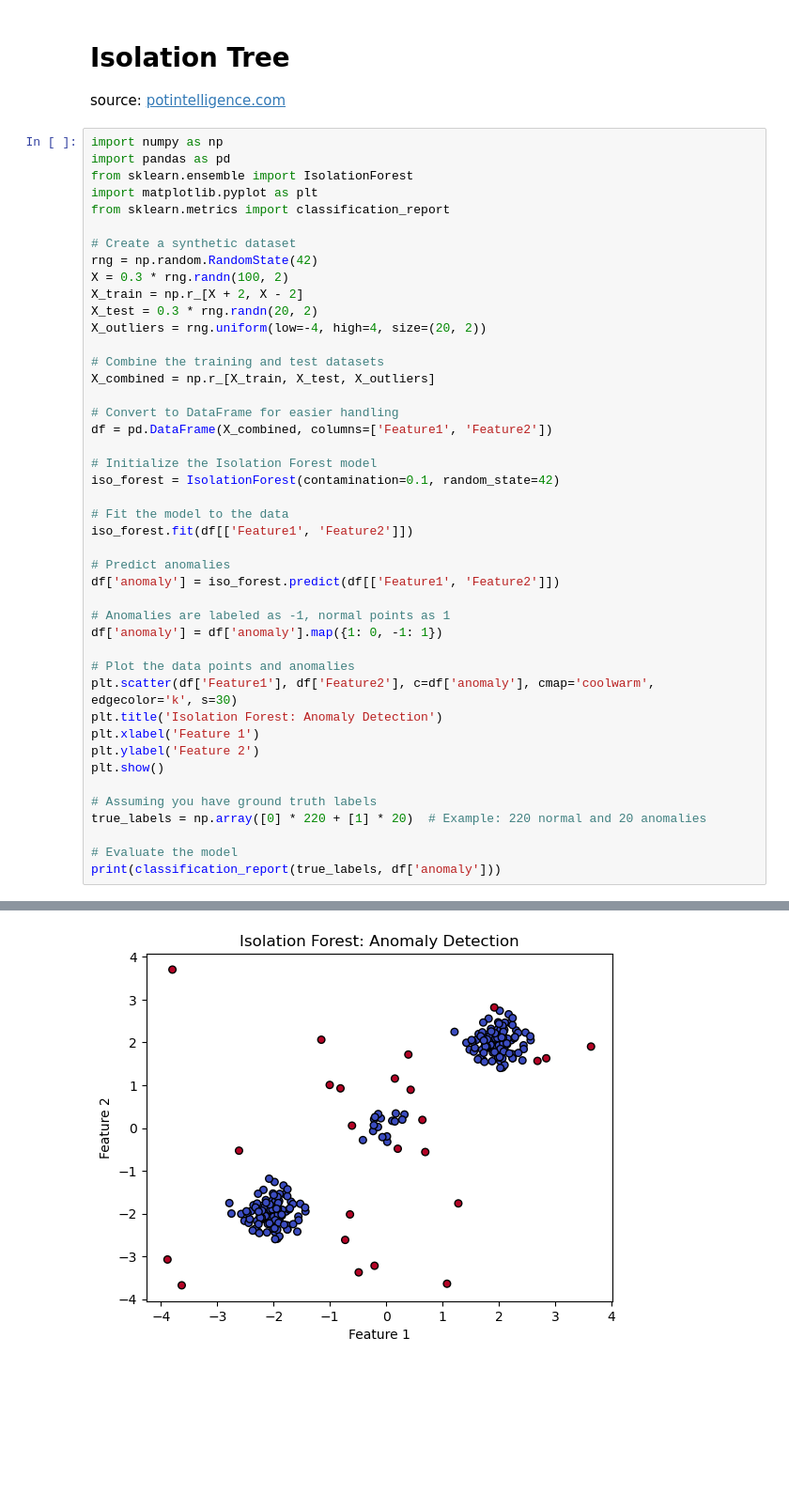
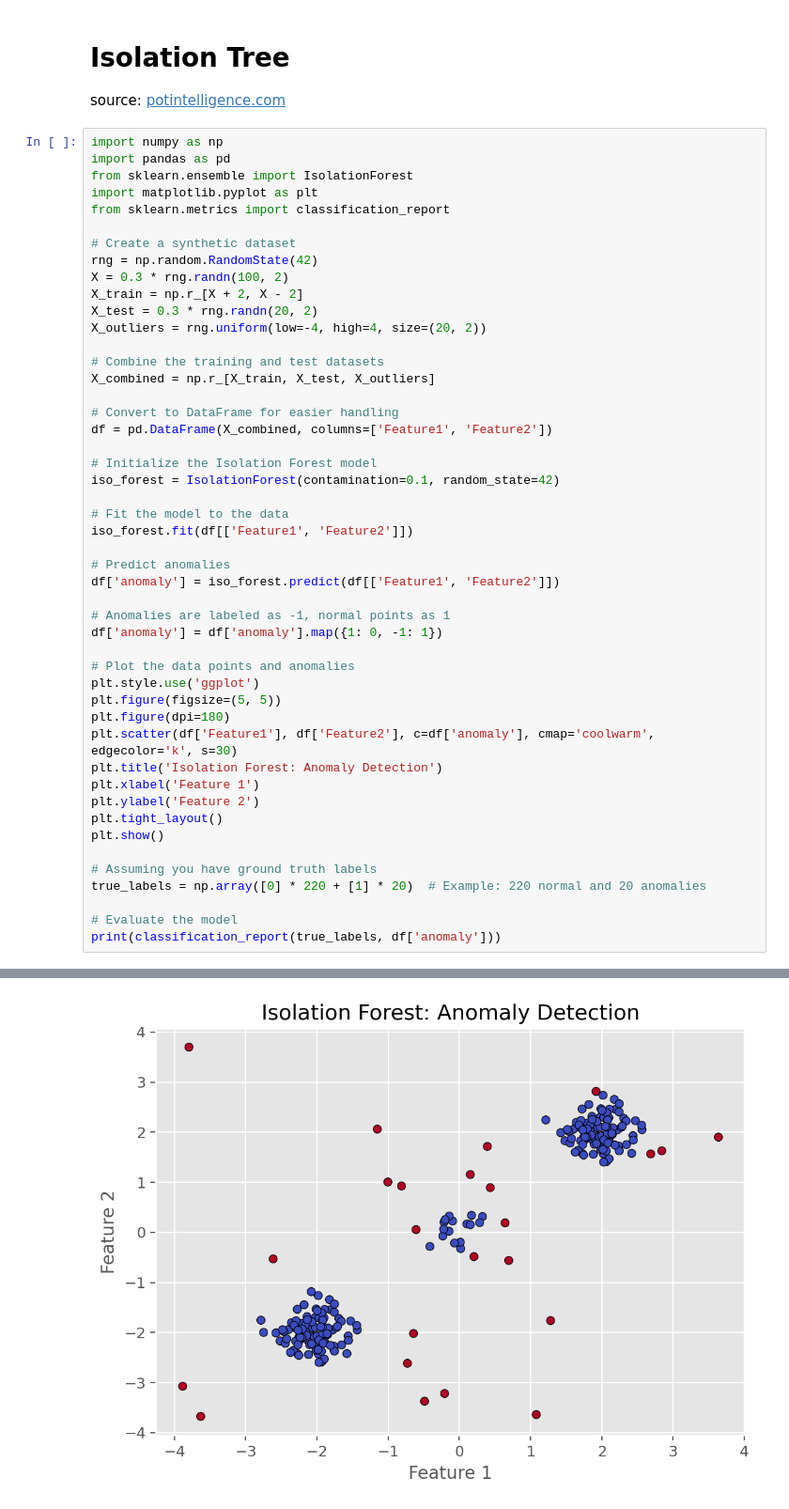
Before and after one commit to omdgit/Plotly-Dashboards-with-Dash, a Jupyter notebook: 1-06-BoxPlots/isolation_tree.ipynb, the cells around one changed output, grey strips where cells are left out. Shown: that part at 94% size. Cells and saved outputs as stored; diff of their text form; blank space fills up the shorter version.

```diff
--- a/1-06-BoxPlots/isolation_tree.ipynb
+++ b/1-06-BoxPlots/isolation_tree.ipynb
@@ -35,10 +35,14 @@ df['anomaly'] = iso_forest.predict(df[['Feature1', 'Feature2']])
 df['anomaly'] = df['anomaly'].map({1: 0, -1: 1})
 
 # Plot the data points and anomalies
+plt.style.use('ggplot')
+plt.figure(figsize=(5, 5))
+plt.figure(dpi=180)
 plt.scatter(df['Feature1'], df['Feature2'], c=df['anomaly'], cmap='coolwarm', edgecolor='k', s=30)
 plt.title('Isolation Forest: Anomaly Detection')
 plt.xlabel('Feature 1')
 plt.ylabel('Feature 2')
+plt.tight_layout()
 plt.show()
 
 # Assuming you have ground truth labels
@@ -50 +55 @@ print(classification_report(true_labels, df['anomaly']))
-[figure, old version]
+[figure, new version]
```
Also changed, not shown: parts of 2 cells of this notebook, 7 other files.
